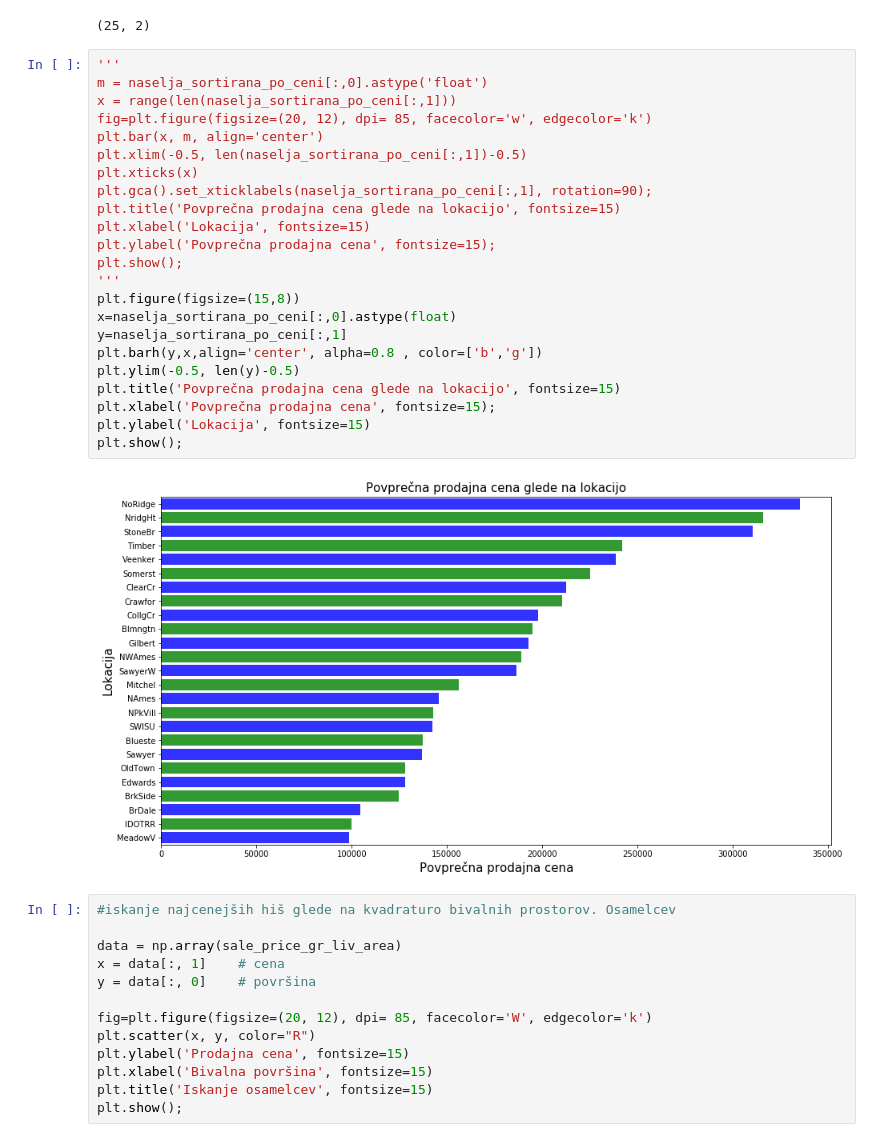
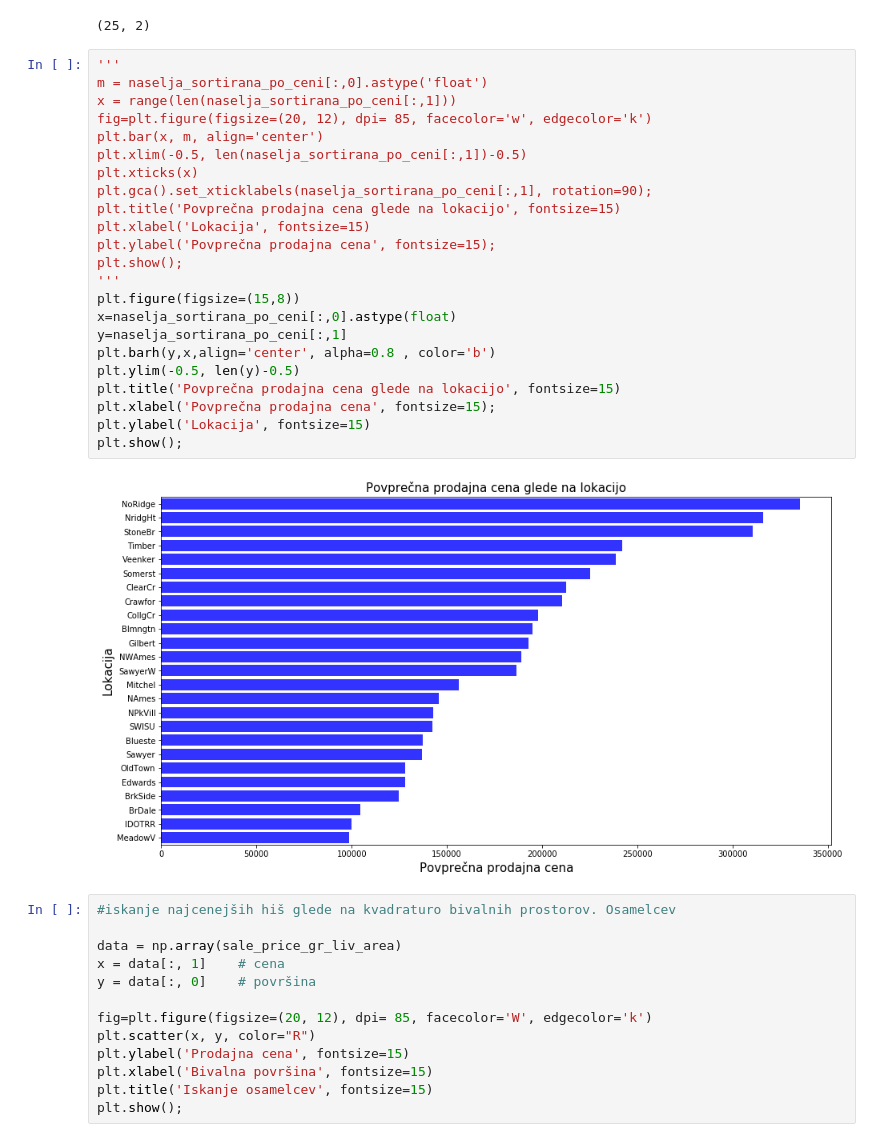
Before and after one commit to amadej10/PR19ASDBJCBZ, a Jupyter notebook: PR_ocenjevanje_vrednosti_his.ipynb, the cells around one changed output. Saved outputs shown, nothing was run; the diff lists cells and outputs as text.

```diff
--- a/PR_ocenjevanje_vrednosti_his.ipynb
+++ b/PR_ocenjevanje_vrednosti_his.ipynb
@@ -47,28 +47,28 @@ naselja_sortirana_po_ceni.shape
 # %%
 '''
 m = naselja_sortirana_po_ceni[:,0].astype('float')
 x = range(len(naselja_sortirana_po_ceni[:,1]))
 fig=plt.figure(figsize=(20, 12), dpi= 85, facecolor='w', edgecolor='k')
 plt.bar(x, m, align='center')
 plt.xlim(-0.5, len(naselja_sortirana_po_ceni[:,1])-0.5)
 plt.xticks(x)
 plt.gca().set_xticklabels(naselja_sortirana_po_ceni[:,1], rotation=90);
 plt.title('Povprečna prodajna cena glede na lokacijo', fontsize=15)
 plt.xlabel('Lokacija', fontsize=15)
 plt.ylabel('Povprečna prodajna cena', fontsize=15);
 plt.show();
 '''
 plt.figure(figsize=(15,8))
 x=naselja_sortirana_po_ceni[:,0].astype(float)
 y=naselja_sortirana_po_ceni[:,1]
-plt.barh(y,x,align='center', alpha=0.8 , color=['b','g'])
+plt.barh(y,x,align='center', alpha=0.8 , color='b')
 plt.ylim(-0.5, len(y)-0.5)
 plt.title('Povprečna prodajna cena glede na lokacijo', fontsize=15)
 plt.xlabel('Povprečna prodajna cena', fontsize=15);
 plt.ylabel('Lokacija', fontsize=15)
 plt.show();
 # %% [output]
-[figure, old version]
+[figure, new version]
 # %%
 #iskanje najcenejših hiš glede na kvadraturo bivalnih prostorov. Osamelcev
 
```
Also changed, not shown: 1 other file.
